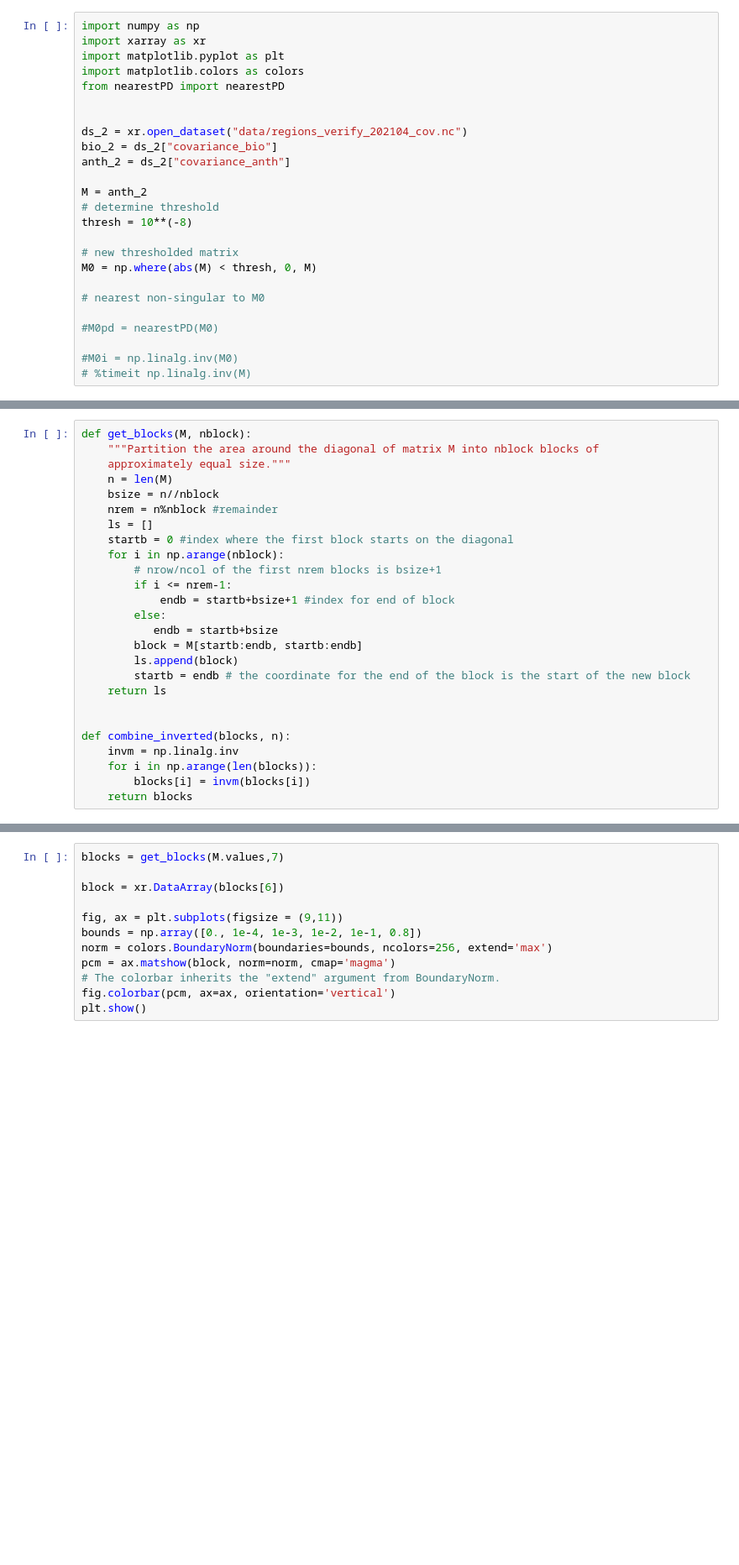
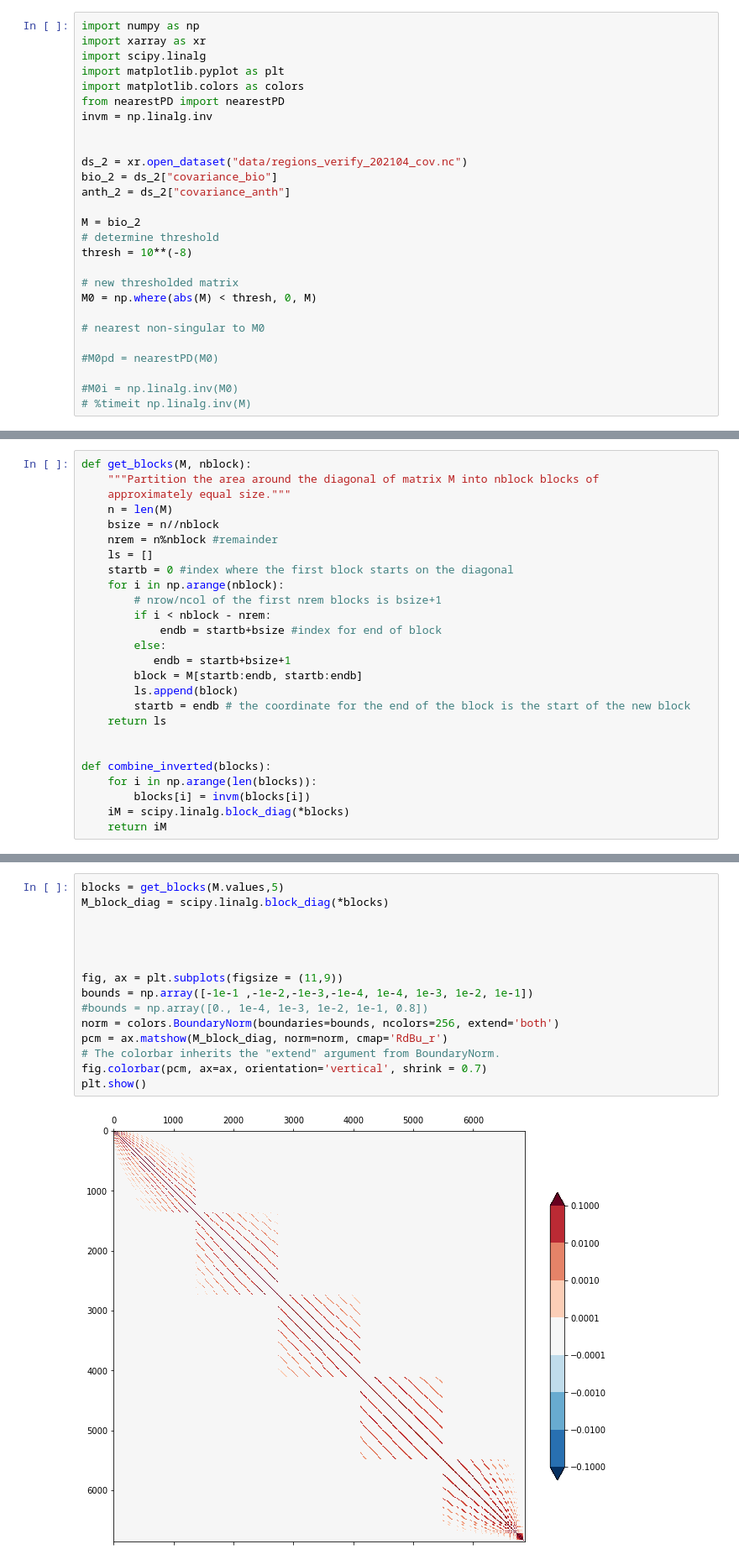
Before and after one commit to AkiTsuruta/MI-AIM, a Jupyter notebook: thresholding.ipynb, the cells around one changed output, grey strips where cells are left out. Shown at 84% size. Saved outputs shown, nothing was run; the diff lists cells and outputs as text; blank space fills up the shorter version.

Commit message:
simple block diagonalization inverse

```diff
--- a/thresholding.ipynb
+++ b/thresholding.ipynb
@@ -1,16 +1,18 @@
 # %%
 import numpy as np
 import xarray as xr
+import scipy.linalg
 import matplotlib.pyplot as plt
 import matplotlib.colors as colors
 from nearestPD import nearestPD
+invm = np.linalg.inv
 
 
 ds_2 = xr.open_dataset("data/regions_verify_202104_cov.nc")
 bio_2 = ds_2["covariance_bio"]
 anth_2 = ds_2["covariance_anth"]
 
-M = anth_2
+M = bio_2
 # determine threshold
 thresh = 10**(-8)
 
@@ -87,18 +89,18 @@ def get_blocks(M, nblock):
     startb = 0 #index where the first block starts on the diagonal
     for i in np.arange(nblock):
         # nrow/ncol of the first nrem blocks is bsize+1
-        if i <= nrem-1:
-            endb = startb+bsize+1 #index for end of block
+        if i < nblock - nrem:
+            endb = startb+bsize #index for end of block
         else:
-           endb = startb+bsize
+           endb = startb+bsize+1
         block = M[startb:endb, startb:endb]
         ls.append(block)
         startb = endb # the coordinate for the end of the block is the start of the new block
     return ls
 
 
-def combine_inverted(blocks, n):
-    invm = np.linalg.inv
+def combine_inverted(blocks):
     for i in np.arange(len(blocks)):
         blocks[i] = invm(blocks[i])
-    return blocks
+    iM = scipy.linalg.block_diag(*blocks)
+    return iM
@@ -159,12 +145,17 @@ for i in range(nblocks):
 # %%
-blocks = get_blocks(M.values,7)
+blocks = get_blocks(M.values,5)
+M_block_diag = scipy.linalg.block_diag(*blocks)
 
-block = xr.DataArray(blocks[6])
 
-fig, ax = plt.subplots(figsize = (9,11))
-bounds = np.array([0., 1e-4, 1e-3, 1e-2, 1e-1, 0.8])
-norm = colors.BoundaryNorm(boundaries=bounds, ncolors=256, extend='max')
-pcm = ax.matshow(block, norm=norm, cmap='magma')
+
+
+fig, ax = plt.subplots(figsize = (11,9))
+bounds = np.array([-1e-1 ,-1e-2,-1e-3,-1e-4, 1e-4, 1e-3, 1e-2, 1e-1])
+#bounds = np.array([0., 1e-4, 1e-3, 1e-2, 1e-1, 0.8])
+norm = colors.BoundaryNorm(boundaries=bounds, ncolors=256, extend='both')
+pcm = ax.matshow(M_block_diag, norm=norm, cmap='RdBu_r')
 # The colorbar inherits the "extend" argument from BoundaryNorm.
-fig.colorbar(pcm, ax=ax, orientation='vertical')
+fig.colorbar(pcm, ax=ax, orientation='vertical', shrink = 0.7)
 plt.show()
+# %% [output]
+[figure, added]
```
Also changed, not shown: parts of 10 cells of this notebook.
